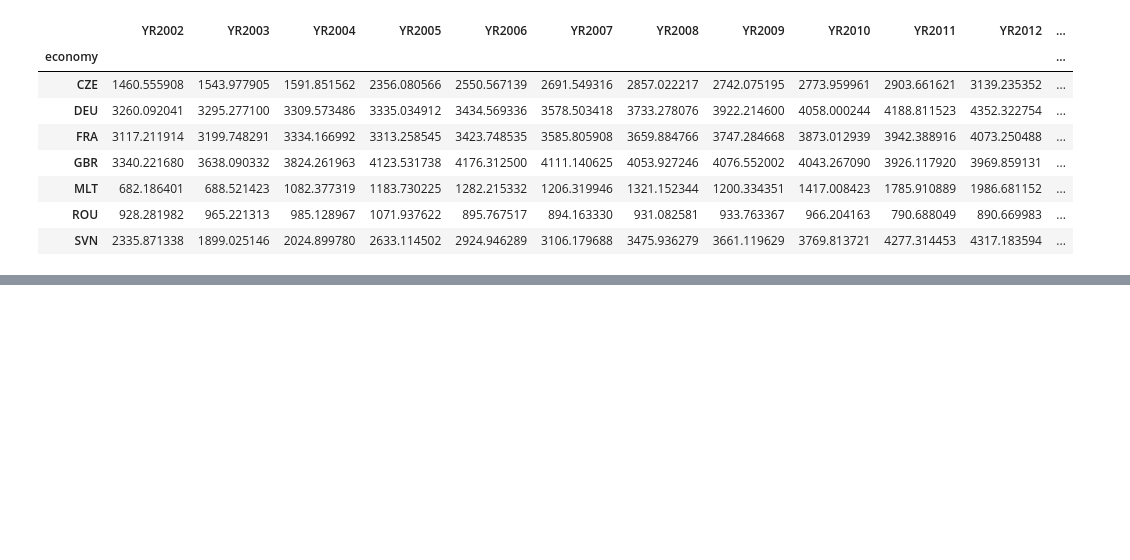
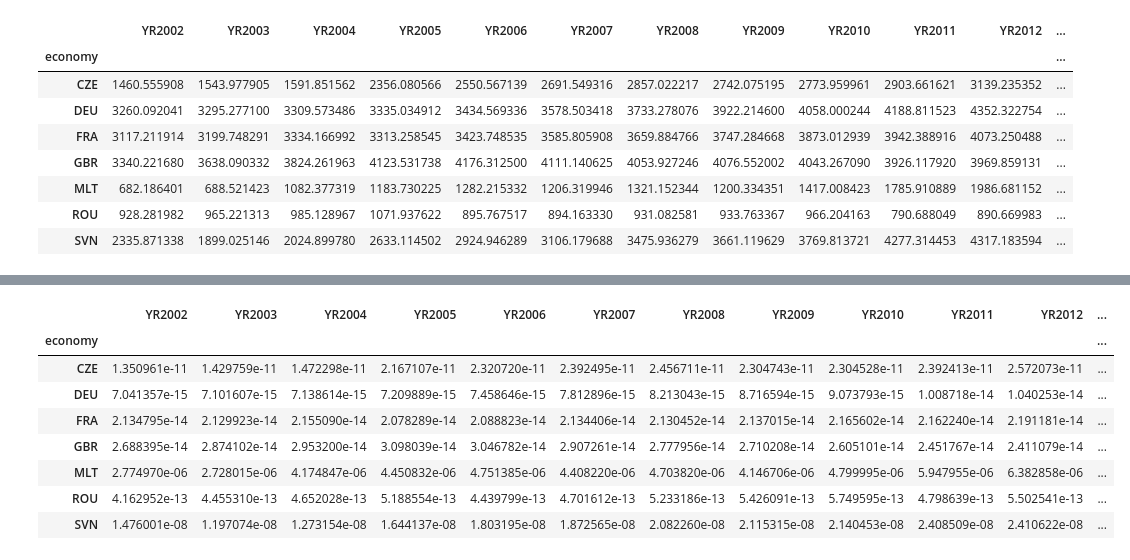
Before and after one commit to JonathonClegg/DAFT_0116, a Jupyter notebook: Module_1/Lab_13_APIs/API-World Bank.ipynb, the cells around one changed output, grey strips where cells are left out. Cells and saved outputs as stored; diff of their text form; code cells hidden in the pictures; blank space fills up the shorter version.

```diff
--- a/Module_1/Lab_13_APIs/API-World Bank.ipynb
+++ b/Module_1/Lab_13_APIs/API-World Bank.ipynb
@@ -117,7 +117,7 @@ journal_articles
 | ROU | 2485.50 | 2712.26 | 2889.46 | 3547.17 | 3711.52 | 5250.00 | 7180.52 | 9040.43 | 10370.00 | 10055.14 | 10287.10 | ... |
 | SVN | 1773.32 | 2095.96 | 1871.99 | 2300.10 | 2332.91 | 2688.84 | 2985.24 | 3143.24 | 3172.78 | 3613.96 | 3534.43 | ... |
 # %%
-researchers_in_rd = wb.data.DataFrame('SP.POP.SCIE.RD.P6', ['GBR', 'MLT', 'DEU', 'FRA', 'ROU', 'SVN', 'CZE'], time=range(2002,2018))
+researchers_in_rd = wb.data.DataFrame('SP.POP.SCIE.RD.P6', ['GBR', 'MLT', 'DEU', 'FRA', 'ROU', 'SVN', 'CZE'], time=range(2002,2019))
 researchers_in_rd
 # %% [output]
 |  | YR2002 | YR2003 | YR2004 | YR2005 | YR2006 | YR2007 | YR2008 | YR2009 | YR2010 | YR2011 | YR2012 | ... |
@@ -131,0 +157,12 @@ researchers_in_rd
+# %%
+researchers_in_rd/(population/10000)
+# %% [output]
+|  | YR2002 | YR2003 | YR2004 | YR2005 | YR2006 | YR2007 | YR2008 | YR2009 | YR2010 | YR2011 | YR2012 | ... |
+| economy |  |  |  |  |  |  |  |  |  |  |  | ... |
+| CZE | 1.350961e-11 | 1.429759e-11 | 1.472298e-11 | 2.167107e-11 | 2.320720e-11 | 2.392495e-11 | 2.456711e-11 | 2.304743e-11 | 2.304528e-11 | 2.392413e-11 | 2.572073e-11 | ... |
+| DEU | 7.041357e-15 | 7.101607e-15 | 7.138614e-15 | 7.209889e-15 | 7.458646e-15 | 7.812896e-15 | 8.213043e-15 | 8.716594e-15 | 9.073793e-15 | 1.008718e-14 | 1.040253e-14 | ... |
+| FRA | 2.134795e-14 | 2.129923e-14 | 2.155090e-14 | 2.078289e-14 | 2.088823e-14 | 2.134406e-14 | 2.130452e-14 | 2.137015e-14 | 2.165602e-14 | 2.162240e-14 | 2.191181e-14 | ... |
+| GBR | 2.688395e-14 | 2.874102e-14 | 2.953200e-14 | 3.098039e-14 | 3.046782e-14 | 2.907261e-14 | 2.777956e-14 | 2.710208e-14 | 2.605101e-14 | 2.451767e-14 | 2.411079e-14 | ... |
+| MLT | 2.774970e-06 | 2.728015e-06 | 4.174847e-06 | 4.450832e-06 | 4.751385e-06 | 4.408220e-06 | 4.703820e-06 | 4.146706e-06 | 4.799995e-06 | 5.947955e-06 | 6.382858e-06 | ... |
+| ROU | 4.162952e-13 | 4.455310e-13 | 4.652028e-13 | 5.188554e-13 | 4.439799e-13 | 4.701612e-13 | 5.233186e-13 | 5.426091e-13 | 5.749595e-13 | 4.798639e-13 | 5.502541e-13 | ... |
+| SVN | 1.476001e-08 | 1.197074e-08 | 1.273154e-08 | 1.644137e-08 | 1.803195e-08 | 1.872565e-08 | 2.082260e-08 | 2.115315e-08 | 2.140453e-08 | 2.408509e-08 | 2.410622e-08 | ... |
```
Also changed, not shown: parts of 5 cells of this notebook, 7 other files.
